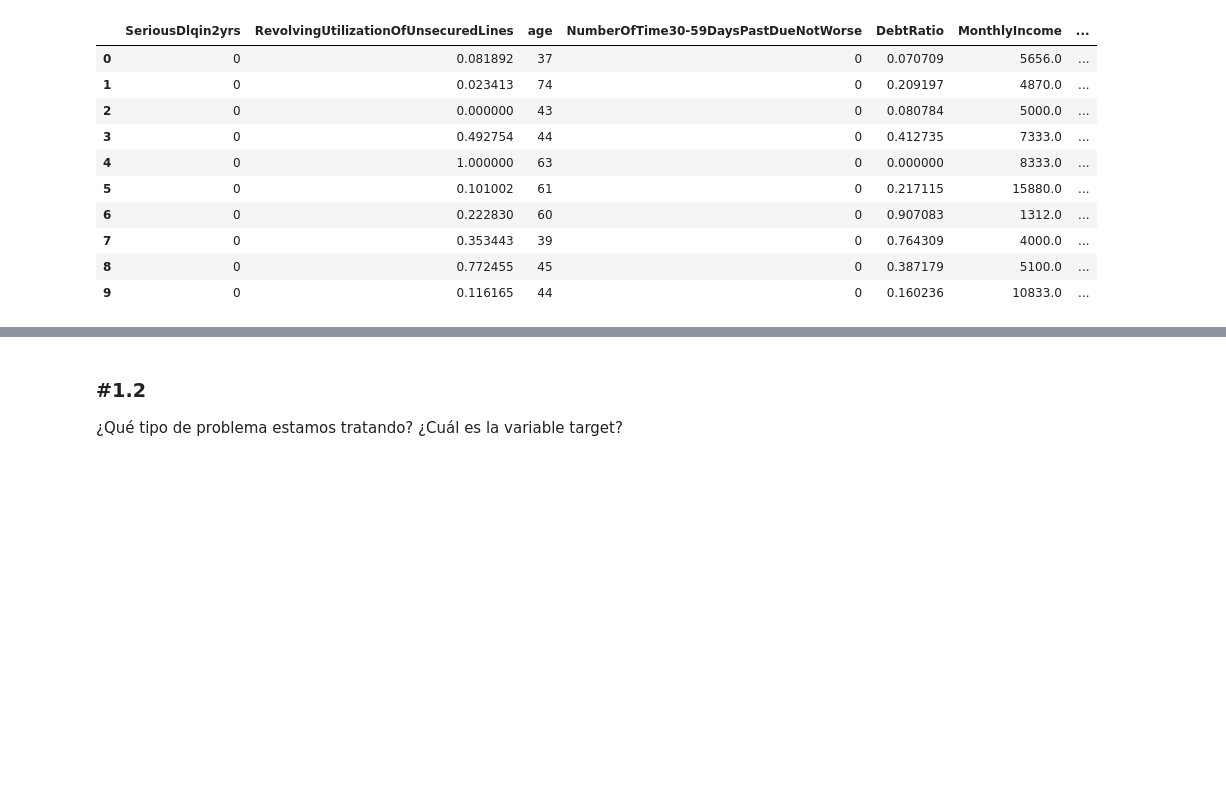
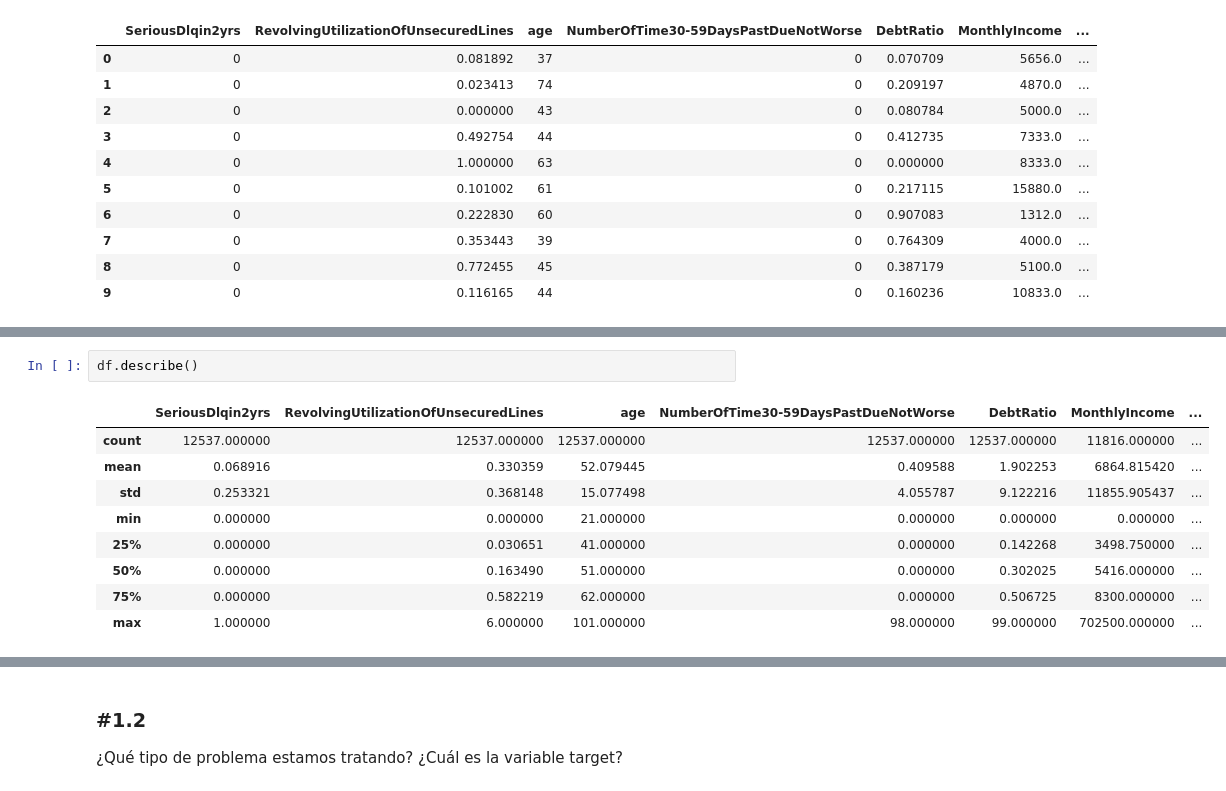
Before and after one commit to AQuindimil/DS-Online_AQR, a Jupyter notebook: 04_Machine_Learning/Sprint_12/Unidad_01_ML_Supervisado_Otros_Modelos/03_Practica_Obligatoria/18_Practica_Obligatoria_Supervisado_Otros_Modelos.ipynb, the cells around one changed output, grey strips where cells are left out. Cells and saved outputs as stored; diff of their text form; blank space fills up the shorter version.

```diff
--- a/04_Machine_Learning/Sprint_12/Unidad_01_ML_Supervisado_Otros_Modelos/03_Practica_Obligatoria/18_Practica_Obligatoria_Supervisado_Otros_Modelos.ipynb
+++ b/04_Machine_Learning/Sprint_12/Unidad_01_ML_Supervisado_Otros_Modelos/03_Practica_Obligatoria/18_Practica_Obligatoria_Supervisado_Otros_Modelos.ipynb
@@ -41,0 +72,12 @@ df.head(10)
+# %%
+df.describe()
+# %% [output]
+|  | SeriousDlqin2yrs | RevolvingUtilizationOfUnsecuredLines | age | NumberOfTime30-59DaysPastDueNotWorse | DebtRatio | MonthlyIncome | ... |
+| count | 12537.000000 | 12537.000000 | 12537.000000 | 12537.000000 | 12537.000000 | 11816.000000 | ... |
+| mean | 0.068916 | 0.330359 | 52.079445 | 0.409588 | 1.902253 | 6864.815420 | ... |
+| std | 0.253321 | 0.368148 | 15.077498 | 4.055787 | 9.122216 | 11855.905437 | ... |
+| min | 0.000000 | 0.000000 | 21.000000 | 0.000000 | 0.000000 | 0.000000 | ... |
+| 25% | 0.000000 | 0.030651 | 41.000000 | 0.000000 | 0.142268 | 3498.750000 | ... |
+| 50% | 0.000000 | 0.163490 | 51.000000 | 0.000000 | 0.302025 | 5416.000000 | ... |
+| 75% | 0.000000 | 0.582219 | 62.000000 | 0.000000 | 0.506725 | 8300.000000 | ... |
+| max | 1.000000 | 6.000000 | 101.000000 | 98.000000 | 99.000000 | 702500.000000 | ... |
```
Also changed, not shown: parts of 8 cells of this notebook, 9 other files.
